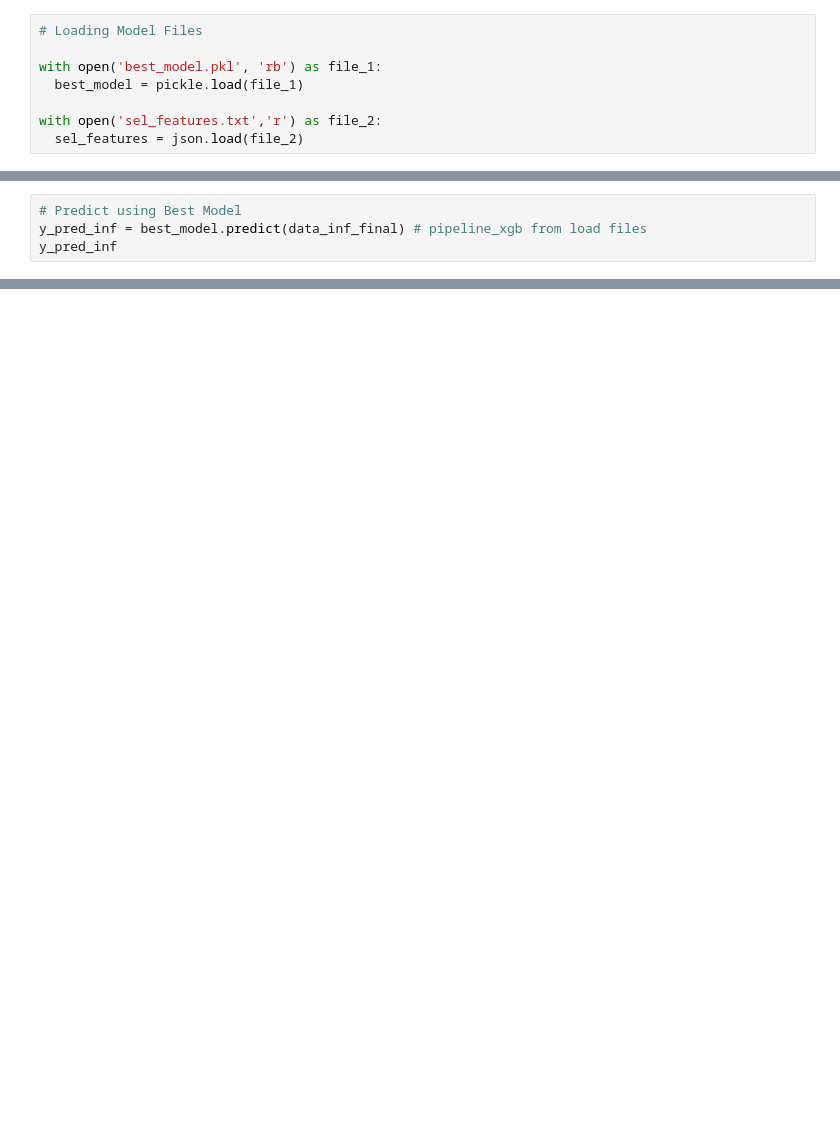
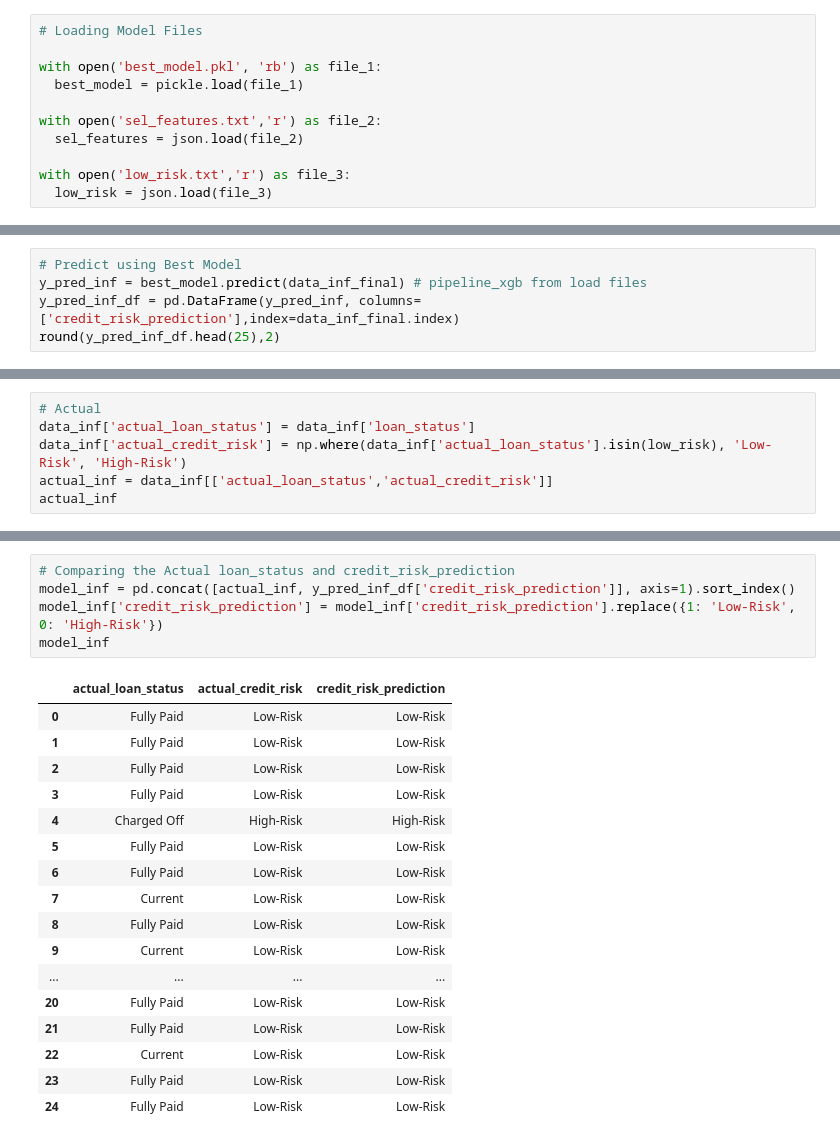
Before and after one commit to ahmadluay9/Credit-Risk-Prediction, a Jupyter notebook: Inference_credit_risk_prediction.ipynb, the cells around one changed output, grey strips where cells are left out. Drawn from its saved outputs; the diff is of its cells as text; blank space fills up the shorter version.

```diff
--- a/Inference_credit_risk_prediction.ipynb
+++ b/Inference_credit_risk_prediction.ipynb
@@ -20,4 +23,7 @@ with open('best_model.pkl', 'rb') as file_1:
 
 with open('sel_features.txt','r') as file_2:
   sel_features = json.load(file_2)
+
+with open('low_risk.txt','r') as file_3:
+  low_risk = json.load(file_3)
 # %% [markdown]
@@ -58,5 +75,6 @@ data_inf_final
 # %%
 # Predict using Best Model
 y_pred_inf = best_model.predict(data_inf_final) # pipeline_xgb from load files
-y_pred_inf
+y_pred_inf_df = pd.DataFrame(y_pred_inf, columns=['credit_risk_prediction'],index=data_inf_final.index)
+round(y_pred_inf_df.head(25),2)
 # %% [output]
@@ -65,0 +98,6 @@ High-Risk Loan Applicant
+# %%
+# Actual
+data_inf['actual_loan_status'] = data_inf['loan_status']
+data_inf['actual_credit_risk'] = np.where(data_inf['actual_loan_status'].isin(low_risk), 'Low-Risk', 'High-Risk')
+actual_inf = data_inf[['actual_loan_status','actual_credit_risk']]
+actual_inf
@@ -65,0 +122,23 @@ High-Risk Loan Applicant
+# %%
+# Comparing the Actual loan_status and credit_risk_prediction
+model_inf = pd.concat([actual_inf, y_pred_inf_df['credit_risk_prediction']], axis=1).sort_index()
+model_inf['credit_risk_prediction'] = model_inf['credit_risk_prediction'].replace({1: 'Low-Risk', 0: 'High-Risk'})
+model_inf
+# %% [output]
+|  | actual_loan_status | actual_credit_risk | credit_risk_prediction |
+| 0 | Fully Paid | Low-Risk | Low-Risk |
+| 1 | Fully Paid | Low-Risk | Low-Risk |
+| 2 | Fully Paid | Low-Risk | Low-Risk |
+| 3 | Fully Paid | Low-Risk | Low-Risk |
+| 4 | Charged Off | High-Risk | High-Risk |
+| 5 | Fully Paid | Low-Risk | Low-Risk |
+| 6 | Fully Paid | Low-Risk | Low-Risk |
+| 7 | Current | Low-Risk | Low-Risk |
+| 8 | Fully Paid | Low-Risk | Low-Risk |
+| 9 | Current | Low-Risk | Low-Risk |
+| ... | ... | ... | ... |
+| 20 | Fully Paid | Low-Risk | Low-Risk |
+| 21 | Fully Paid | Low-Risk | Low-Risk |
+| 22 | Current | Low-Risk | Low-Risk |
+| 23 | Fully Paid | Low-Risk | Low-Risk |
+| 24 | Fully Paid | Low-Risk | Low-Risk |
```
Also changed, not shown: parts of 11 cells of this notebook.
